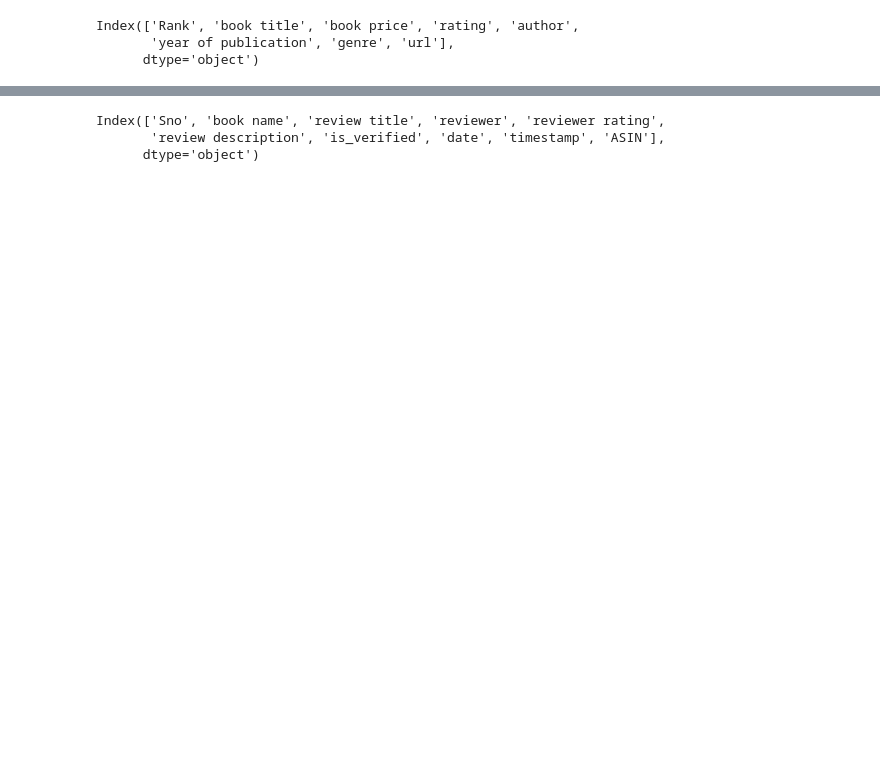
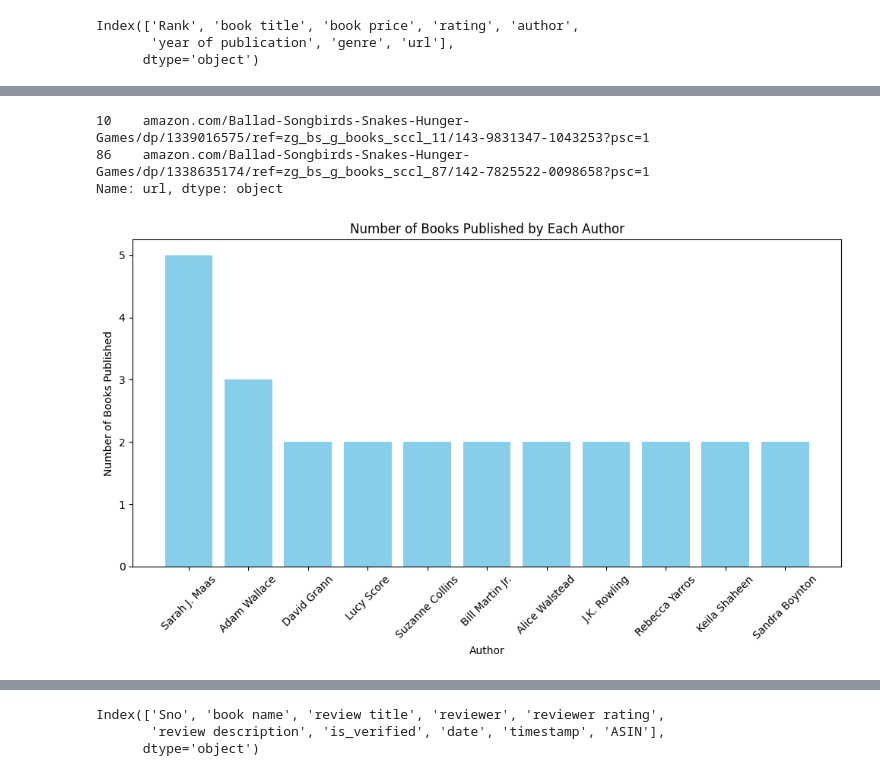
Before and after one commit to utkarshinobi/BooksSentimentAnalysis, a Jupyter notebook: Top_100_Bestseller_Book_Reviews.ipynb, the cells around one changed output, grey strips where cells are left out. Saved outputs shown, nothing was run; the diff lists cells and outputs as text; code cells hidden in the pictures; blank space fills up the shorter version.

```diff
--- a/Top_100_Bestseller_Book_Reviews.ipynb
+++ b/Top_100_Bestseller_Book_Reviews.ipynb
@@ -5,3 +13,3 @@ import pandas as pd
 # %%
-df = pd.read_csv('/content/drive/MyDrive/BooksDataset/Top-100 Trending Books.csv')
+books = pd.read_csv('/content/drive/MyDrive/BooksDataset/Top-100 Trending Books.csv')
 # %%
@@ -12,0 +55,26 @@ Index(['Rank', 'book title', 'book price', 'rating', 'author',
+# %%
+print(pd.DataFrame(duplicates)['url'])
+# %% [output]
+10    amazon.com/Ballad-Songbirds-Snakes-Hunger-Games/dp/1339016575/ref=zg_bs_g_books_sccl_11/143-9831347-1043253?psc=1
+86    amazon.com/Ballad-Songbirds-Snakes-Hunger-Games/dp/1338635174/ref=zg_bs_g_books_sccl_87/142-7825522-0098658?psc=1
+Name: url, dtype: object
+# %%
+# Group by 'author' and count the number of books
+author_book_count = pd.DataFrame(books.groupby('author')['book title'].count().reset_index(name='book count'))
+# %%
+author_book_count = author_book_count[author_book_count['book count'] >1 ]
+# %%
+# Sort the authors by the number of books in descending order
+author_book_count = author_book_count.sort_values(by='book count', ascending=False)
+
+# Plotting
+plt.figure(figsize=(10, 6))
+plt.bar(author_book_count['author'], author_book_count['book count'], color='skyblue')
+plt.xlabel('Author')
+plt.ylabel('Number of Books Published')
+plt.title('Number of Books Published by Each Author')
+plt.xticks(rotation=45)
+plt.tight_layout()
+plt.show()
+# %% [output]
+[figure, added]
```
Also changed, not shown: parts of 13 cells of this notebook.
